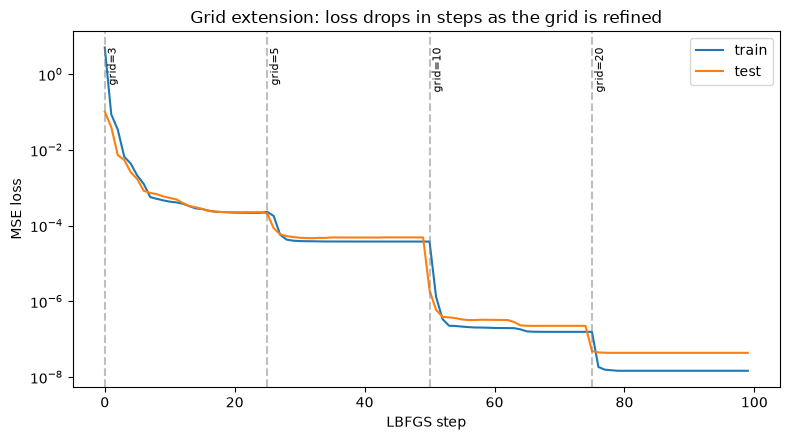
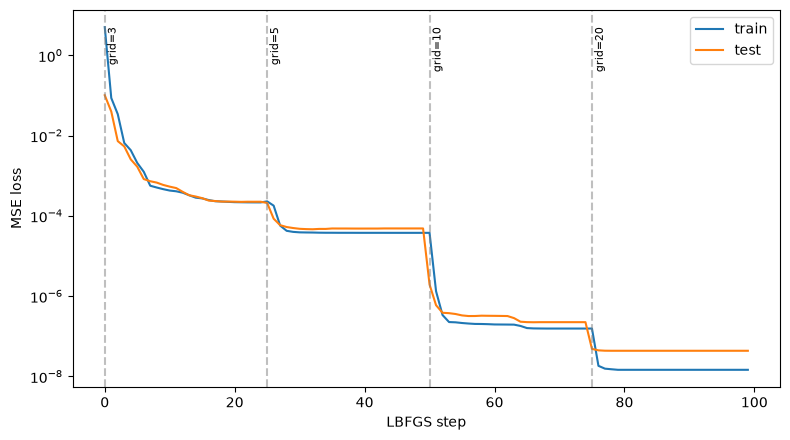
The change to this notebook cell's code, shown as a diff; its figure went from the first image to the second:
--- before
+++ after
@@ -11,5 +11,4 @@
 plt.ylabel("MSE loss")
 plt.legend()
-plt.title("Grid extension: loss drops in steps as the grid is refined")
 plt.tight_layout()
 plt.show()

Commit: updated readme, pyproject and removed title from grid extension plot